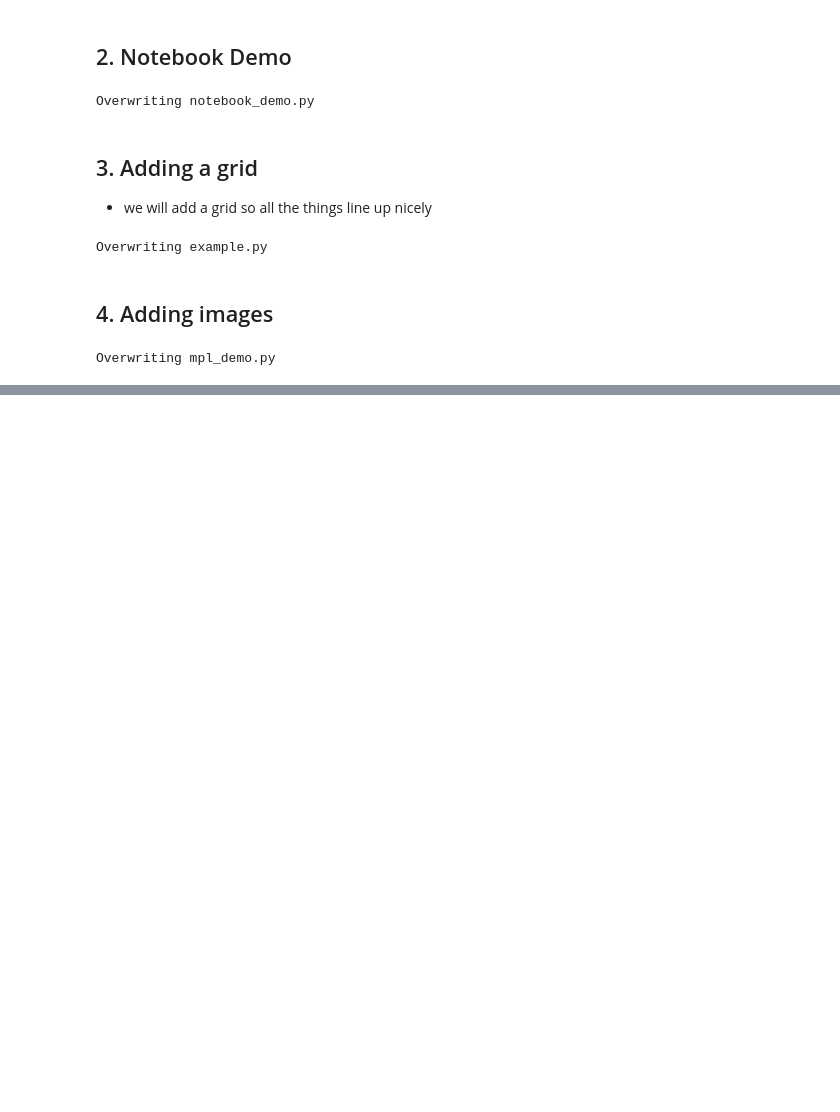
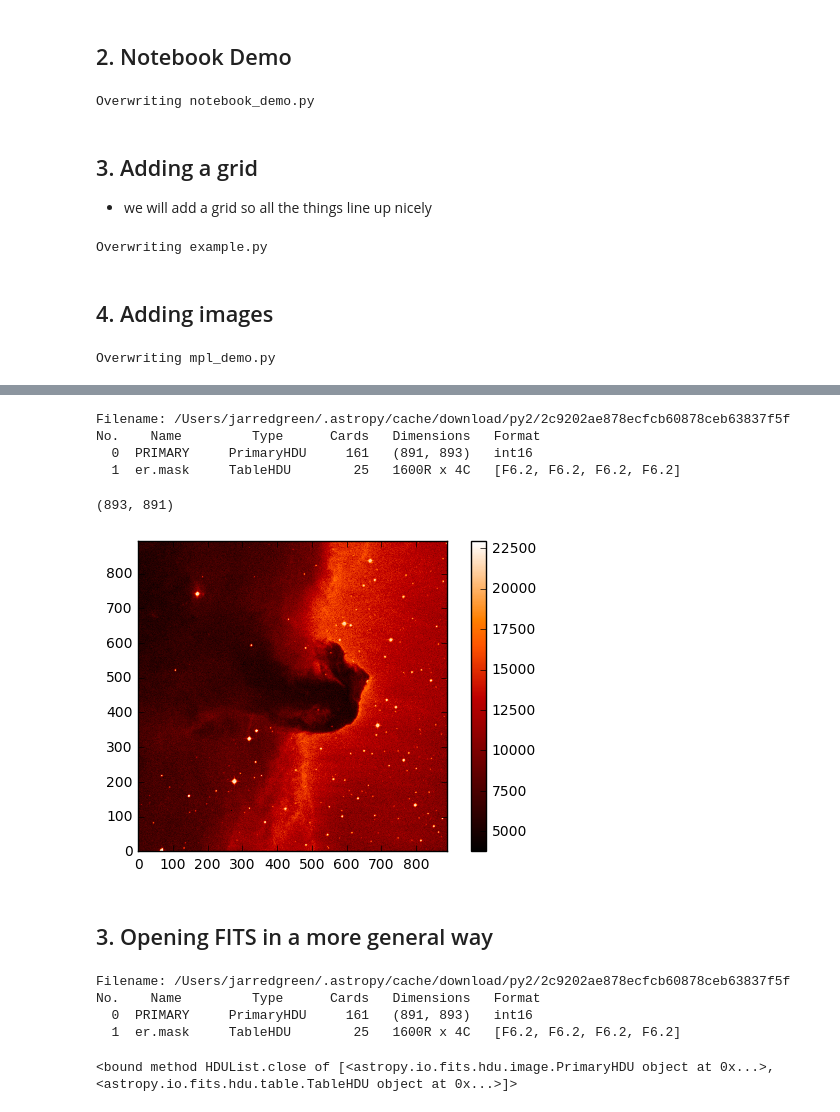
Before and after one commit to astrojarred/JarredsNotes, a Jupyter notebook: Lecture_Notes.ipynb, the cells around one changed output, grey strips where cells are left out. Drawn from its saved outputs; the diff is of its cells as text; code cells hidden in the pictures; blank space fills up the shorter version.

```diff
--- a/Lecture_Notes.ipynb
+++ b/Lecture_Notes.ipynb
@@ -2162,0 +2211,37 @@ Overwriting mpl_demo.py
+# %%
+from astropy.utils.data import download_file
+from astropy.io import fits
+
+image_file = download_file('https://astropy.stsci.edu/data/tutorials/FITS-images/HorseHead.fits', cache=True)
+# %%
+fits.info(image_file)
+# %% [output]
+Filename: /Users/jarredgreen/.astropy/cache/download/py2/2c9202ae878ecfcb60878ceb63837f5f
+No.    Name         Type      Cards   Dimensions   Format
+  0  PRIMARY     PrimaryHDU     161   (891, 893)   int16
+  1  er.mask     TableHDU        25   1600R x 4C   [F6.2, F6.2, F6.2, F6.2]
+# %%
+#check its shape:
+image_data = fits.getdata(image_file, ext=0)
+image_data.shape
+# %% [output]
+(893, 891)
+# %%
+import matplotlib.pyplot as plt
+%matplotlib inline
+
+plt.figure()
+plt.imshow(image_data, cmap='gist_heat', origin='lower')
+plt.colorbar();
+# %% [output]
+[figure, added]
+# %% [markdown]
+## 3. Opening FITS in a more general way
+# %%
+hdulist = fits.open(image_file)
+hdulist.info()
+# %% [output]
+Filename: /Users/jarredgreen/.astropy/cache/download/py2/2c9202ae878ecfcb60878ceb63837f5f
+No.    Name         Type      Cards   Dimensions   Format
+  0  PRIMARY     PrimaryHDU     161   (891, 893)   int16
+  1  er.mask     TableHDU        25   1600R x 4C   [F6.2, F6.2, F6.2, F6.2]
@@ -2162,0 +2251,5 @@ Overwriting mpl_demo.py
+# %%
+# to clear the item from your memory
+hdulist.close
+# %% [output]
+<bound method HDUList.close of [<astropy.io.fits.hdu.image.PrimaryHDU object at 0x...>, <astropy.io.fits.hdu.table.TableHDU object at 0x...>]>
```
Also changed, not shown: parts of 20 cells of this notebook.
